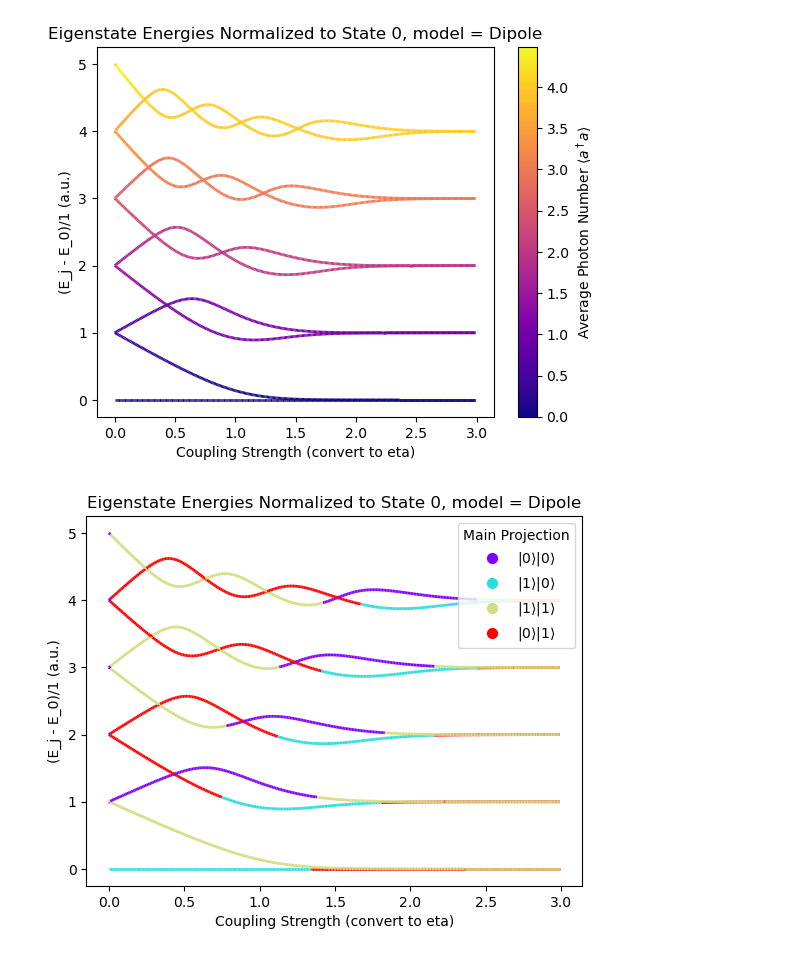
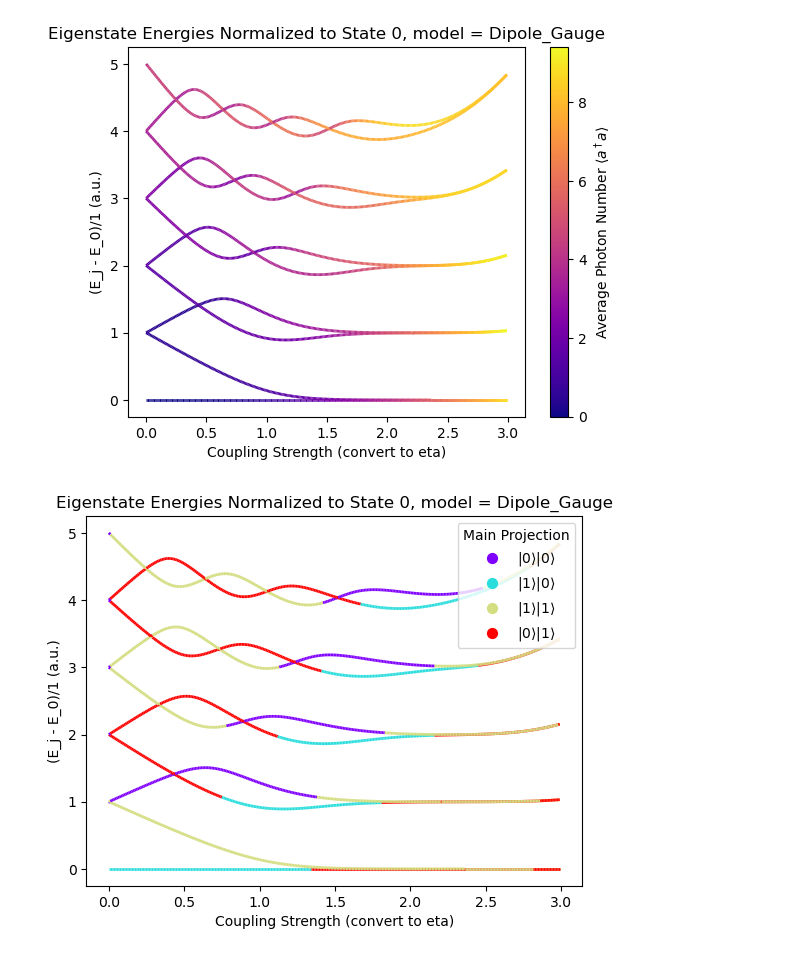
Before and after one commit to ADam1an1/mls_proj, a Jupyter notebook: dicke_model/rep_fig1_invariant.ipynb, the cells around one changed output. Saved outputs shown, nothing was run; the diff lists cells and outputs as text; code cells hidden in the pictures.

Commit message:
updates to plotting features, added jupyter notebooks

```diff
--- a/dicke_model/rep_fig1_invariant.ipynb
+++ b/dicke_model/rep_fig1_invariant.ipynb
@@ -24,14 +24,13 @@ params = {
     'system_starts': None,
     'photon_starts': [0],
     'photon_freqs': [1],
-    'photon_max_nums': [100],
+    'photon_max_nums': [40],
     'spatial': False,
     'couplings': None,
     'model': None,
     'descr': ""
 }
 
-freqs = [0.1, 0.25, 0.5, 0.75, 1.0, 1.25, 1.5, 1.75, 2]
 chain_length = 1
 params['system_e_levels'] = np.array([[0, 1]])
 # %%
@@ -46,11 +45,11 @@ step = 0.01
 eigenstates = 10
 # coupling corresponds to eta in the paper
 
-# params['model'] = 'invariant_dipole_minus'
-# systems_dipole_minus = get_hamiltonians(params, chain_length, mini , maxi, step)
-# # plot_energies(systems, [i for i in range(7)], min, max, step, xlabel = "Coupling Strength (eta)")
-# plot_energies(systems_dipole_minus, [i for i in range(10)], mini, maxi, step,
-#               omega=params['photon_freqs'][0], norm_state = 0, xlabel = "Coupling Strength (eta)", model="Invariant Dipole")
+params['model'] = 'invariant_dipole_minus'
+systems_dipole_minus = get_hamiltonians(params, chain_length, mini , maxi, step)
+# plot_energies(systems, [i for i in range(7)], min, max, step, xlabel = "Coupling Strength (eta)")
+plot_energies(systems_dipole_minus, [i for i in range(10)], mini, maxi, step,
+              omega=params['photon_freqs'][0], norm_state = 0, xlabel = "Coupling Strength (eta)", model="Invariant Dipole")
 
 params['model'] = 'invariant_dipole_plus'
 systems_dipole_plus = get_hamiltonians(params, chain_length, mini , maxi, step)
@@ -71,7 +70,7 @@ systems_coulomb = get_hamiltonians(params, chain_length, mini , maxi, step)
 # plot_energies(systems_coulomb, [i for i in range(eigenstates)], mini, maxi, step,
 #               omega=params['photon_freqs'][0], norm_state = 0, xlabel = "Coupling Strength (eta)", model="Invariant Coulomb")
 
-plot_compare(systems_dipole_plus, systems_coulomb,
-              [i for i in range(eigenstates)], mini, maxi, step,
+plot_compare([systems_dipole_plus, systems_coulomb],
+              [i for i in range(eigenstates)], mini, maxi, step, models_s=["Dipole_Gauge", "Coulomb_Gauge"],
               omega=params['photon_freqs'][0], norm_state = 0, xlabel = "Coupling Strength (eta)")
 # %% [output]
@@ -127,14 +132,14 @@ op_list = [[[0], [0]], [[1], [0]], [[1], [1]], [[0], [1]]]
 # %%
 plot_polaritons(systems_dipole_plus, [i for i in range(eigenstates)], mini, maxi, step,
               omega=1, norm_state = 0,
-                xlabel = "Coupling Strength (convert to eta)", model="Dipole", cmap='plasma')
+                xlabel = "Coupling Strength (convert to eta)", model="Dipole_Gauge", cmap='plasma')
 
 plot_domstate(systems_dipole_plus, [i for i in range(eigenstates)], mini, maxi, step,
               omega=1, norm_state = 0, op_list=op_list,
-                 xlabel = "Coupling Strength (convert to eta)", model="Dipole", cmap='rainbow')
+                 xlabel = "Coupling Strength (convert to eta)", model="Dipole_Gauge", cmap='rainbow')
 # %% [output]
-[figure, old version]
+[figure, new version]
-[figure, old version]
+[figure, new version]
 # %%
 plot_polaritons(systems_dipole_pzw, [i for i in range(eigenstates)], mini, maxi, step,
               omega=1, norm_state = 0,
```
Also changed, not shown: parts of 7 cells of this notebook, 20 other files.
